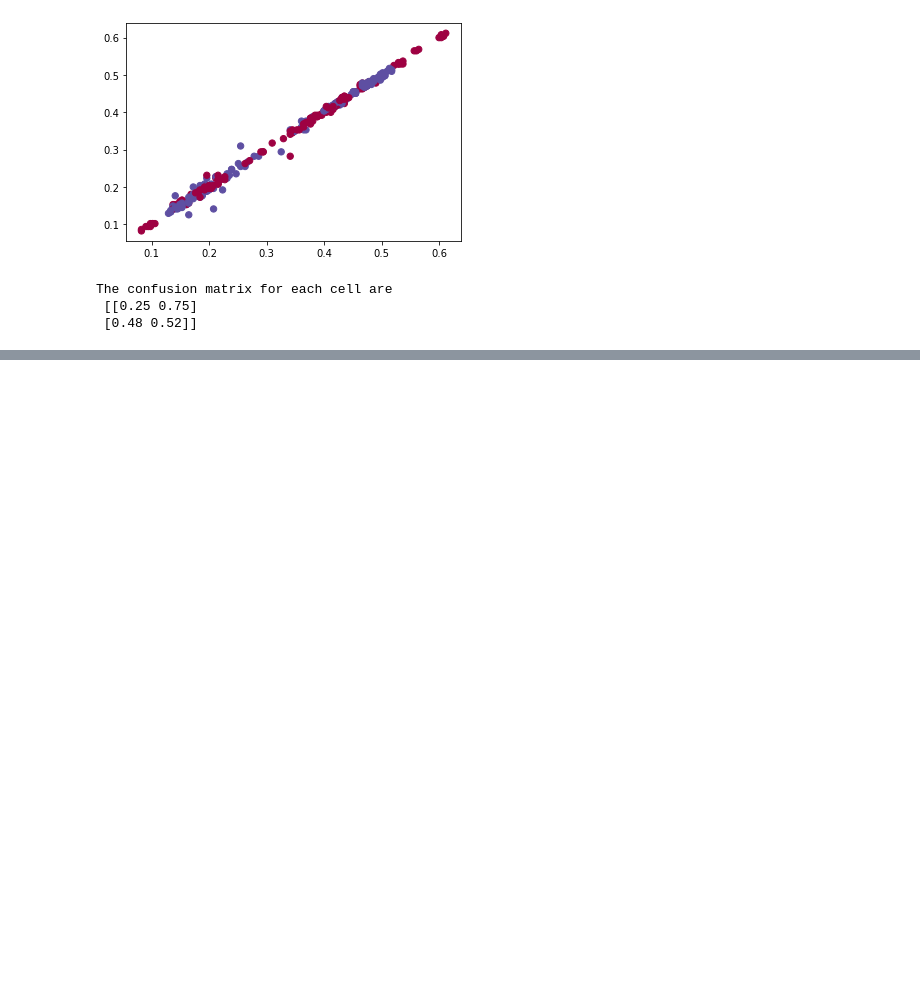
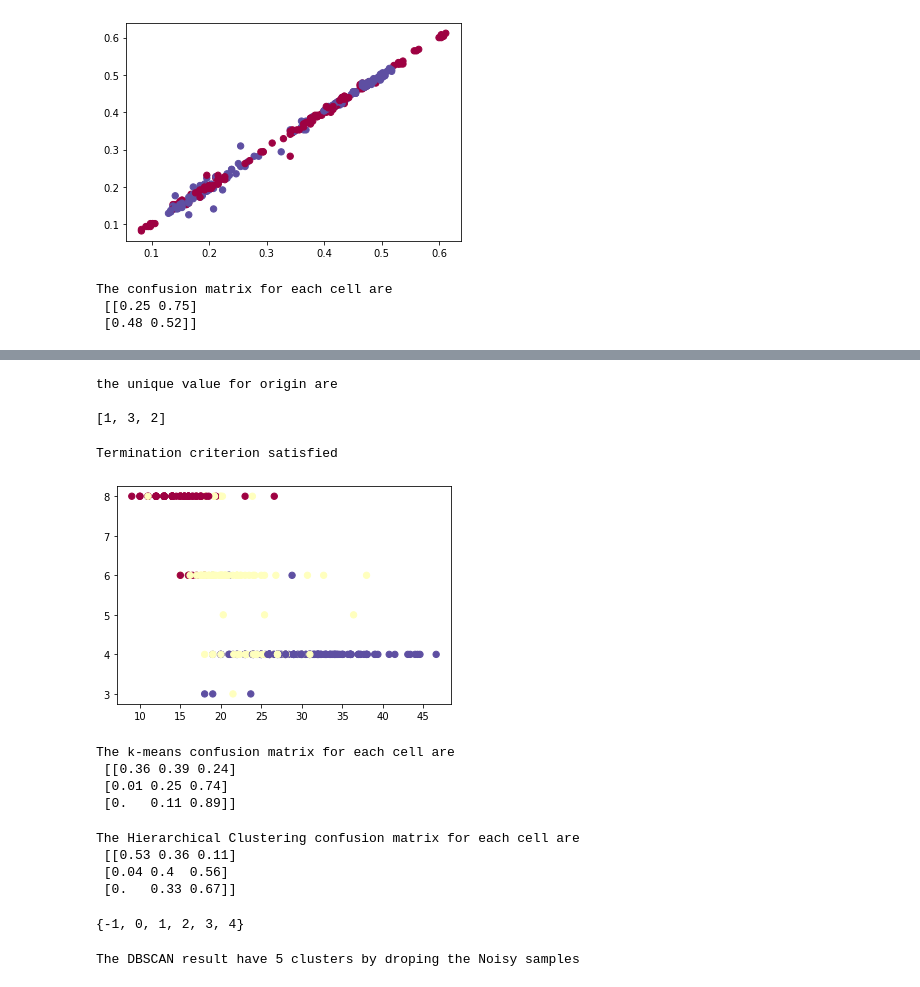
Before and after one commit to Chuanhuan/NTU-Classes, a Jupyter notebook: Data Analytics/hw8-jack.ipynb, the cells around one changed output, grey strips where cells are left out. Saved outputs shown, nothing was run; the diff lists cells and outputs as text; code cells hidden in the pictures; blank space fills up the shorter version.

```diff
--- a/Data Analytics/hw8-jack.ipynb
+++ b/Data Analytics/hw8-jack.ipynb
@@ -203,0 +177,11 @@ array([0., 1., 0., 0., 0., 0., 0., 0., 0., 0., 0., 0., 0., 1., 1., 1., 0.,
+# %%
+# Read Text Files with Pandas
+
+col_names = ['mpg','cylinders','displacement','horsepower',
+            'weight','acceleration','year','origin','car_name']
+# read text file into pandas DataFrame
+df = pd.read_fwf("auto-mpg.data.txt",header=None,names = col_names)
+# df = pd.DataFrame(df1.to_numpy() , columns=col_names)
+# display DataFrame
+df = df[~df.isin({'?'}).any(1)]
+print(df)
@@ -203,0 +206,57 @@ array([0., 1., 0., 0., 0., 0., 0., 0., 0., 0., 0., 0., 0., 1., 1., 1., 0.,
+# %%
+#define predictor and response variables
+import itertools
+
+m = df.loc[:,['mpg','cylinders','displacement','horsepower',
+            'weight','acceleration', 'year']].astype(float).to_numpy()
+X = m
+y = df.loc[:,['origin'] ]
+y= list(itertools.chain(*y.values))
+# %%
+from collections import Counter
+
+# double check the unique value in y
+print(f'the unique value for origin are \n')
+unique = [k for k,v in Counter(y).items()]
+print(unique)
+# %% [output]
+the unique value for origin are
+
+[1, 3, 2]
+# %%
+k_means_models = KMeansClustering(X , 3, max_iterations=1e5)
+y_pred = k_means_models.fit(X)
+cm = confusion_matrix(np.array(y), y_pred.astype(int),normalize='true')
+print('The k-means confusion matrix for each cell are \n',np.round(cm[1:4,0:3],2) )
+# %% [output]
+Termination criterion satisfied
+[figure, added]
+The k-means confusion matrix for each cell are
+ [[0.36 0.39 0.24]
+ [0.01 0.25 0.74]
+ [0.   0.11 0.89]]
+# %%
+from sklearn.cluster import AgglomerativeClustering
+
+cluster = AgglomerativeClustering(n_clusters=len(unique), affinity='euclidean', linkage='ward')
+y_pred = cluster.fit_predict(X) +1
+cm = confusion_matrix(np.array(y), y_pred.astype(int),normalize='true')
+print('The Hierarchical Clustering confusion matrix for each cell are \n',np.round(cm,2) )
+# %% [output]
+The Hierarchical Clustering confusion matrix for each cell are
+ [[0.53 0.36 0.11]
+ [0.04 0.4  0.56]
+ [0.   0.33 0.67]]
+# %%
+from sklearn.cluster import DBSCAN
+
+DBSCAN_cluster = DBSCAN(eps=9, min_samples=3).fit(X)
+set(DBSCAN_cluster.labels_)
+# %% [output]
+{-1, 0, 1, 2, 3, 4}
+# %%
+labels = DBSCAN_cluster.labels_
+n_clusters = len(set(labels)) - (1 if -1 in labels else 0)
+print(f'The DBSCAN result have {n_clusters} clusters by droping the Noisy samples')
+# %% [output]
+The DBSCAN result have 5 clusters by droping the Noisy samples
```
Also changed, not shown: parts of 16 cells of this notebook, 5 other files.
